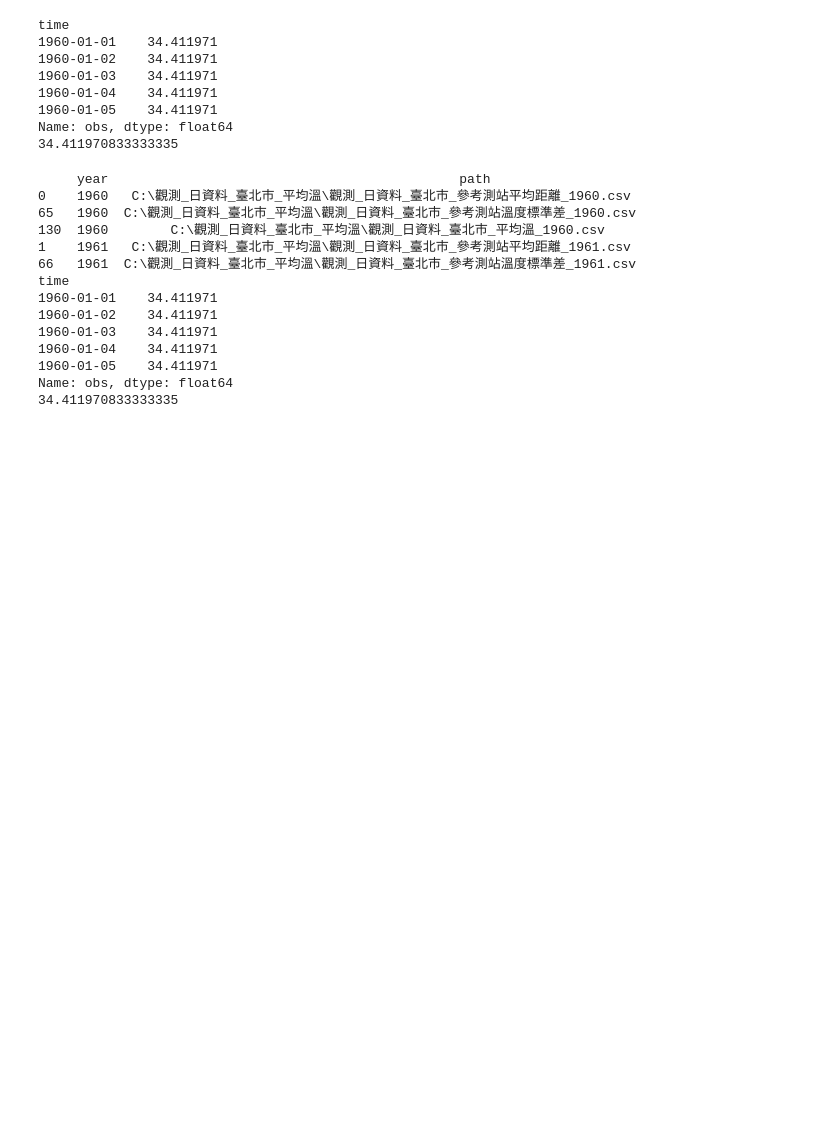
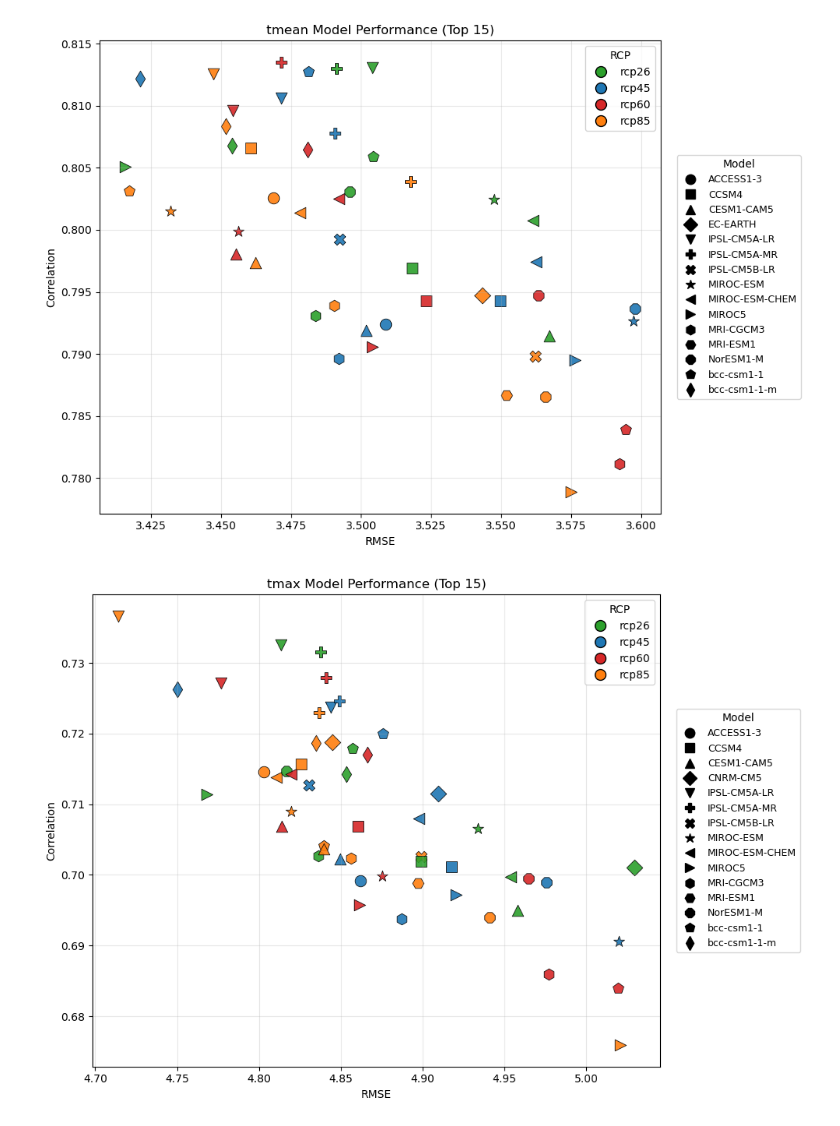
Before and after one commit to SteveChiao/Climate_project, a Jupyter notebook: 程式作業/Daxue＿village/code/0415his對比.ipynb, the cells around one changed output. Drawn from its saved outputs; the diff is of its cells as text; code cells hidden in the pictures; blank space fills up the shorter version.

```diff
--- a/程式作業/Daxue＿village/code/0415his對比.ipynb
+++ b/程式作業/Daxue＿village/code/0415his對比.ipynb
@@ -2003,43 +1141,0 @@ for var, path in obs_dirs.items():
-# %%
-obs_index = obs_index_dict["tmean"]
-
-test_file = obs_index.iloc[0]["path"]
-
-s_test = read_obs_one_year_spatial_mean_FIXED(
-    test_file,
-    model_lat=25.0,
-    model_lon=121.55,
-    dlat=0.05,
-    dlon=0.05
-)
-
-print(s_test.head())
-print(s_test.mean())
-# %% [output]
-time
-1960-01-01    34.411971
-1960-01-02    34.411971
-1960-01-03    34.411971
-1960-01-04    34.411971
-1960-01-05    34.411971
-Name: obs, dtype: float64
-34.411970833333335
-# %%
-print(obs_index_dict["tmean"].head())
-print(s_test.head())
-print(s_test.mean())
-# %% [output]
-     year                                             path
-0    1960   C:\觀測_日資料_臺北市_平均溫\觀測_日資料_臺北市_參考測站平均距離_1960.csv
-65   1960  C:\觀測_日資料_臺北市_平均溫\觀測_日資料_臺北市_參考測站溫度標準差_1960.csv
-130  1960        C:\觀測_日資料_臺北市_平均溫\觀測_日資料_臺北市_平均溫_1960.csv
-1    1961   C:\觀測_日資料_臺北市_平均溫\觀測_日資料_臺北市_參考測站平均距離_1961.csv
-66   1961  C:\觀測_日資料_臺北市_平均溫\觀測_日資料_臺北市_參考測站溫度標準差_1961.csv
-time
-1960-01-01    34.411971
-1960-01-02    34.411971
-1960-01-03    34.411971
-1960-01-04    34.411971
-1960-01-05    34.411971
-Name: obs, dtype: float64
-34.411970833333335
@@ -2045,0 +1251,7 @@ Name: obs, dtype: float64
+# %%
+plot_top15_models(result_df, "tmean")
+plot_top15_models(result_df, "tmax")
+plot_top15_models(result_df, "tmin")
+# %% [output]
+[figure, added]
+[figure, added]
```
Also changed, not shown: parts of 33 cells of this notebook, 18 other files.
